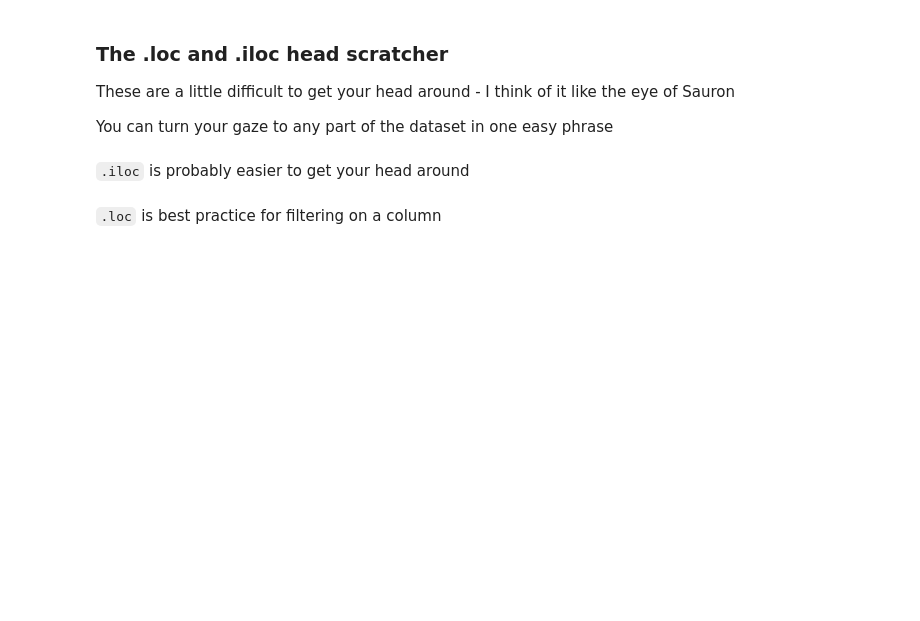
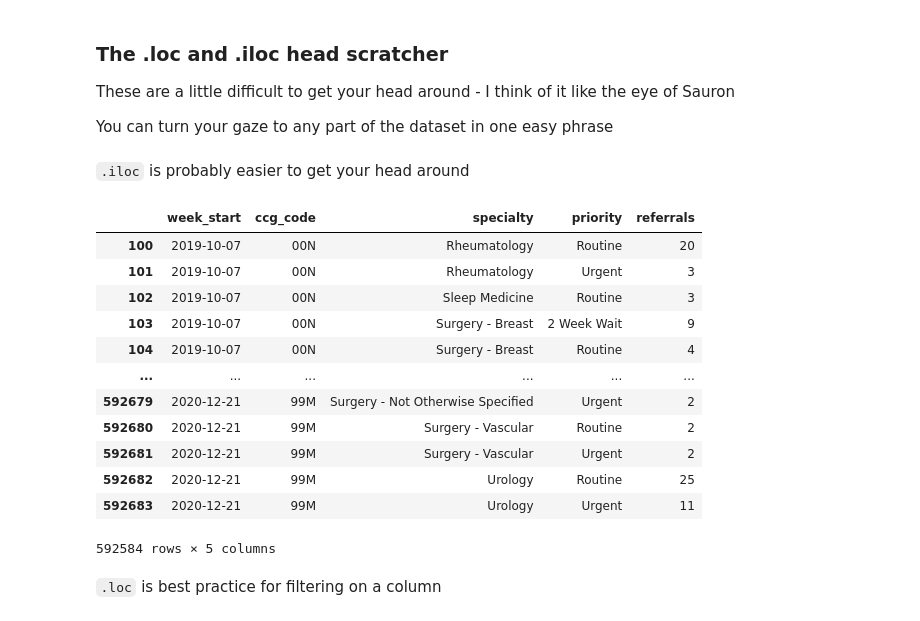
Before and after one commit to carnall-farrar/python_club, a Jupyter notebook: lessons/pandas_intro/hands_on_with_pandas.ipynb, the cells around one changed output. Saved outputs shown, nothing was run; the diff lists cells and outputs as text; code cells hidden in the pictures; blank space fills up the shorter version.

```diff
--- a/lessons/pandas_intro/hands_on_with_pandas.ipynb
+++ b/lessons/pandas_intro/hands_on_with_pandas.ipynb
@@ -155,7 +218,21 @@ You can turn your gaze to any part of the dataset in one easy phrase
 # %% [markdown]
 `.iloc` is probably easier to get your head around
 # %%
-df.iloc[0:,0:]
+df.iloc[100:,0:]
+# %% [output]
+|  | week_start | ccg_code | specialty | priority | referrals |
+| 100 | 2019-10-07 | 00N | Rheumatology | Routine | 20 |
+| 101 | 2019-10-07 | 00N | Rheumatology | Urgent | 3 |
+| 102 | 2019-10-07 | 00N | Sleep Medicine | Routine | 3 |
+| 103 | 2019-10-07 | 00N | Surgery - Breast | 2 Week Wait | 9 |
+| 104 | 2019-10-07 | 00N | Surgery - Breast | Routine | 4 |
+| ... | ... | ... | ... | ... | ... |
+| 592679 | 2020-12-21 | 99M | Surgery - Not Otherwise Specified | Urgent | 2 |
+| 592680 | 2020-12-21 | 99M | Surgery - Vascular | Routine | 2 |
+| 592681 | 2020-12-21 | 99M | Surgery - Vascular | Urgent | 2 |
+| 592682 | 2020-12-21 | 99M | Urology | Routine | 25 |
+| 592683 | 2020-12-21 | 99M | Urology | Urgent | 11 |
+592584 rows × 5 columns
 # %% [markdown]
 `.loc`  is best practice for filtering on a column
 # %%
```
Also changed, not shown: parts of 13 cells of this notebook, 1 other file.
